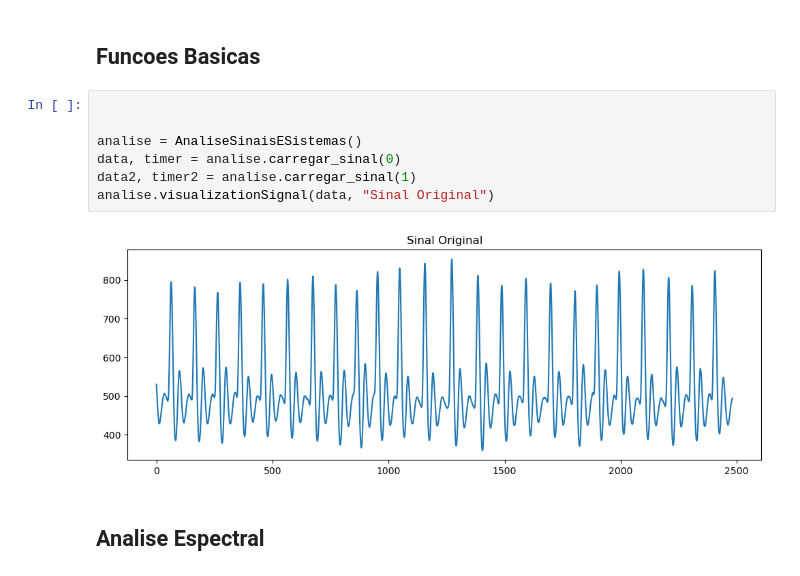
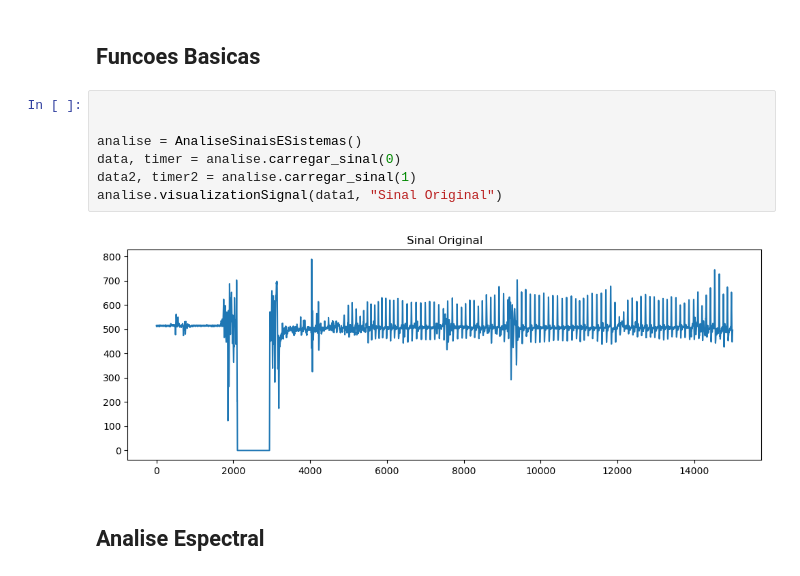
Before and after one commit to PedroVic12/Engenharia-Eletrica-UFF, a Jupyter notebook: SEMESTRES/2023.2/Sinais e Sistemas/ATIVIDADE 03 - EXTENSÃO/trabalho_notebook.ipynb, the cells around one changed output. Drawn from its saved outputs; the diff is of its cells as text.

```diff
--- a/SEMESTRES/2023.2/Sinais e Sistemas/ATIVIDADE 03 - EXTENSÃO/trabalho_notebook.ipynb
+++ b/SEMESTRES/2023.2/Sinais e Sistemas/ATIVIDADE 03 - EXTENSÃO/trabalho_notebook.ipynb
@@ -45,12 +45,12 @@ import scipy.signal
 # %%
 
 
 analise = AnaliseSinaisESistemas()
 data, timer = analise.carregar_sinal(0)
 data2, timer2 = analise.carregar_sinal(1)
-analise.visualizationSignal(data, "Sinal Original")
+analise.visualizationSignal(data1, "Sinal Original")
 # %% [output]
-[figure, old version]
+[figure, new version]
 # %% [markdown]
 ## Analise Espectral
 # %%
```
Also changed, not shown: parts of 2 cells of this notebook, 1 other file.
